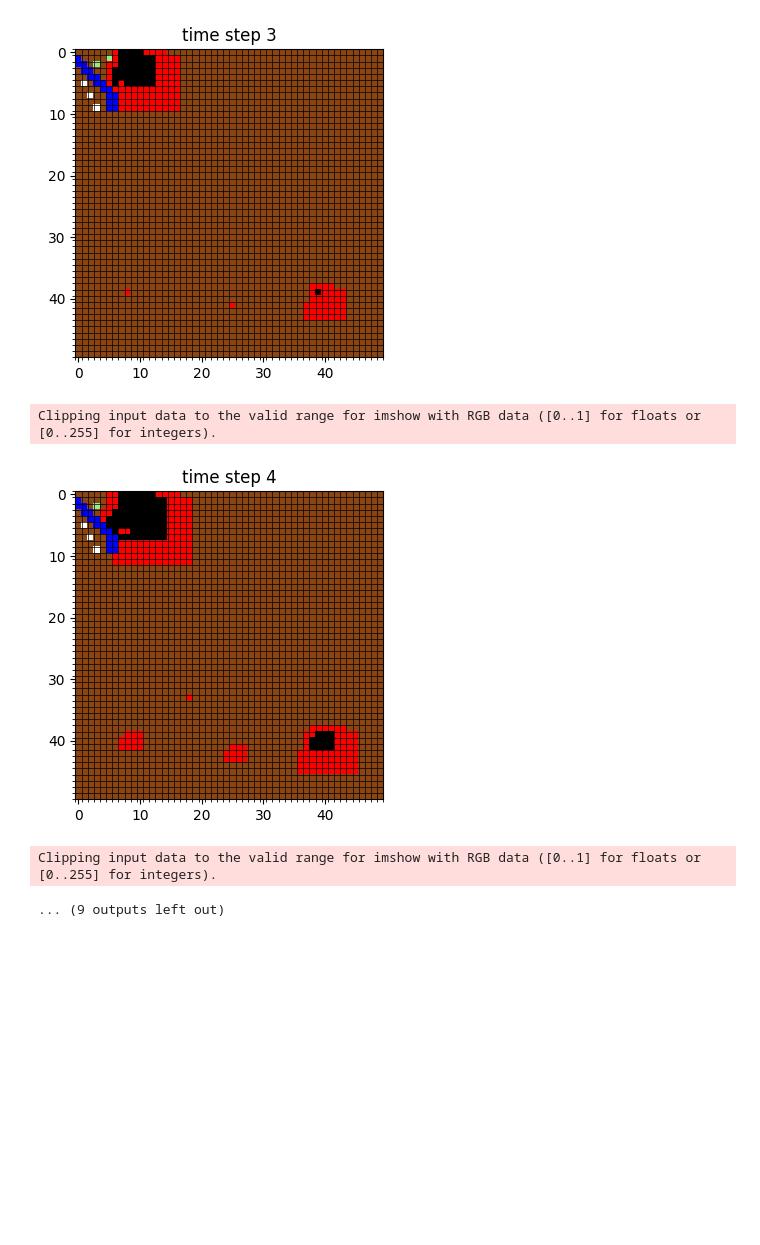
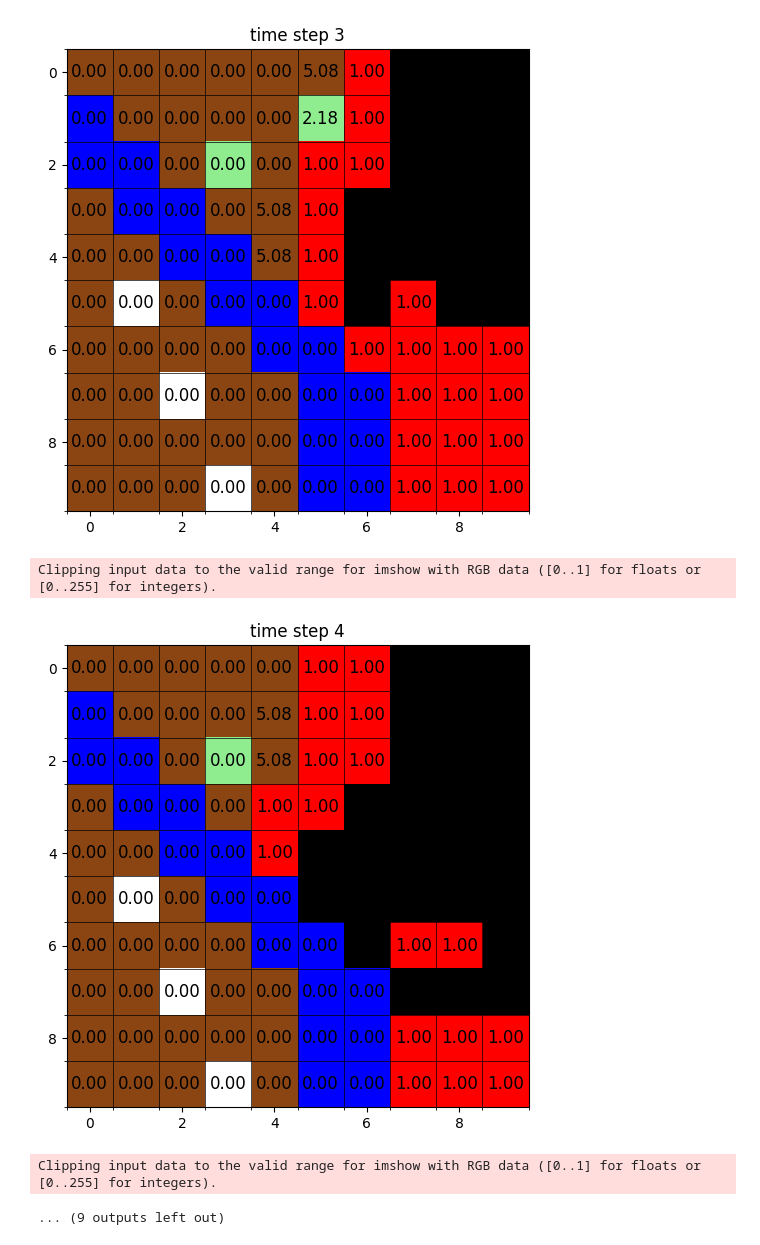
Before and after one commit to edtton/HoyaHacks25, a Jupyter notebook: fire.ipynb, the cells around one changed output. Cells and saved outputs as stored; diff of their text form; code cells hidden in the pictures; blank space fills up the shorter version.

```diff
--- a/fire.ipynb
+++ b/fire.ipynb
@@ -2,12 +2,6 @@
 import numpy as np
 import matplotlib.pyplot as plt
 import random as random
-import math
-
-def euclidean_distance(cell1, cell2):
-    x1, y1 = cell1
-    x2, y2 = cell2
-    return math.sqrt((x2 - x1)**2 + (y2 - y1)**2)
 
 def cell_distance(cell1, cell2):
   rows, cols = GRID_SIZE, GRID_SIZE
@@ -27,7 +21,7 @@ def cell_distance(cell1, cell2):
   return distance
 
 # Constants
-GRID_SIZE = 50
+GRID_SIZE = 10
 ix, iy = 1, 8
 
 color_mapping = {
@@ -45,7 +39,7 @@ fuel_loads = {
     1 : 0,      # Blue, water
     2 : 0.07,   # Light brown, dead brush
     3 : 0.03,   # Light green, live brush
-    4 : 1.00,      # red, active burn
+    4 : 1.00,   # red, active burn
     5 : 0.03    # grey, structure
 }
 
@@ -98,10 +92,9 @@ burn_probabilities = np.full((GRID_SIZE, GRID_SIZE), 0.0005)
 burn_counters = np.full((GRID_SIZE, GRID_SIZE), -1)
 burning_squares = np.full((GRID_SIZE, GRID_SIZE), False, dtype=bool)
 
-
 burning_squares[ix, iy] = True
 
-fig, ax = plt.subplots(figsize=(4, 4))
+fig, ax = plt.subplots(figsize=(6, 6))
 
 # Create a colored grid
 color_grid = np.zeros((GRID_SIZE, GRID_SIZE, 3))
@@ -123,15 +116,15 @@ ax.set_xticks(np.arange(-0.5, GRID_SIZE, 1), minor=True)
 ax.set_yticks(np.arange(-0.5, GRID_SIZE, 1), minor=True)
 ax.grid(which="minor", color="black", linestyle='-', linewidth=0.5)
 
-# # Annotate with the number stored in each grid square
-# for i in range(GRID_SIZE):
-#     for j in range(GRID_SIZE):
-#         ax.text(
-#             j, i,
-#             f"{burn_probabilities[i, j]}",
-#             color="black",
-#             ha="center", va="center", fontsize=12
-#         )
+# Annotate with the number stored in each grid square
+for i in range(GRID_SIZE):
+    for j in range(GRID_SIZE):
+        ax.text(
+            j, i,
+            f"{burn_probabilities[i, j]:.2f}",
+            color="black",
+            ha="center", va="center", fontsize=12
+        )
 
 plt.title("initial state")
 
@@ -160,7 +153,7 @@ HUMIDITY = 1.3
 
 # temperature divided by 10
 # above 90 degrees would be high risk
-TEMP = 9.5
+TEMP = 9.9
 
 def update_burn_probabilities(ground_map, burn_probabilities, burning_squares, GRID_SIZE):
 
@@ -192,16 +185,13 @@ def update_burn_probabilities(ground_map, burn_probabilities, burning_squares, G
                                 distance_to_burn = cell_distance((i,j), (ni,nj))
 
                                 # combination of fuel load, relative humidity, and temperature
-                                new_probability = ((fuel_loads[ground_map[ni,nj]] * TEMP * WIND_SPEED) / distance_to_burn * HUMIDITY) * 0.67
+                                new_probability = ((fuel_loads[ground_map[ni,nj]] * (TEMP * 1.3) * (WIND_SPEED * 1.1)) / (distance_to_burn * (HUMIDITY * 1.2)))
 
                                 # if new_probability > original_probability:
                                 burn_probabilities[ni, nj] = new_probability
 
                                 # add this adjacent cell to our list so we can do the second layer
                                 adj_cells.append((ni, nj))
-
-                            # else:
-                            #     burn_probabilities[ni, nj] = min(1.0, adj_prob + burn_probabilities[ni, nj])
 
                 for cell in adj_cells:
                     # go through each adjacent grid square to the burning square
@@ -217,7 +207,7 @@ def update_burn_probabilities(ground_map, burn_probabilities, burning_squares, G
 
                                 if ground_map[ni, nj] != 0 and ground_map[ni, nj] != 1 and ground_map[ni, nj] != 4:
                                     distance_to_burn = cell_distance((i,j), (ni,nj))
-                                    new_probability = ((fuel_loads[ground_map[ni,nj]] * TEMP * WIND_SPEED) / distance_to_burn * HUMIDITY) * 0.67
+                                    new_probability = ((fuel_loads[ground_map[ni,nj]] * (TEMP * 1.3) * (WIND_SPEED)) / (distance_to_burn * (HUMIDITY * 1.1)))
                                     burn_probabilities[ni, nj] = new_probability
                                     updated_cells.add((ni, nj))
 
@@ -247,7 +237,7 @@ for step in range(10):
     update_burn_probabilities(ground_map, burn_probabilities, burning_squares, GRID_SIZE)
 
     # Plot the updated grid
-    fig, ax = plt.subplots(figsize=(4, 4))
+    fig, ax = plt.subplots(figsize=(6, 6))
 
     ax.imshow(color_grid, interpolation='nearest')
 
@@ -256,15 +246,15 @@ for step in range(10):
     ax.set_yticks(np.arange(-0.5, GRID_SIZE, 1), minor=True)
     ax.grid(which="minor", color="black", linestyle='-', linewidth=0.5)
 
-    # # Annotate with the number stored in each grid square
-    # for i in range(GRID_SIZE):
-    #     for j in range(GRID_SIZE):
-    #         ax.text(
-    #             j, i,
-    #             f"{burn_probabilities[i, j]:.2f}",
-    #             color="black",
-    #             ha="center", va="center", fontsize=12
-    #         )
+    # Annotate with the number stored in each grid square
+    for i in range(GRID_SIZE):
+        for j in range(GRID_SIZE):
+            ax.text(
+                j, i,
+                f"{burn_probabilities[i, j]:.2f}",
+                color="black",
+                ha="center", va="center", fontsize=12
+            )
 
     plt.title(f'time step {step}')
     plt.show()
@@ -280,6 +270,6 @@ Clipping input data to the valid range for imshow with RGB data ([0..1] for floa
 Clipping input data to the valid range for imshow with RGB data ([0..1] for floats or [0..255] for integers).
-[figure, old version]
+[figure, new version]
 Clipping input data to the valid range for imshow with RGB data ([0..1] for floats or [0..255] for integers).
-[figure, old version]
+[figure, new version]
 Clipping input data to the valid range for imshow with RGB data ([0..1] for floats or [0..255] for integers).
 ... (9 outputs left out)
```
Also changed, not shown: parts of 2 cells of this notebook, 1 other file.
